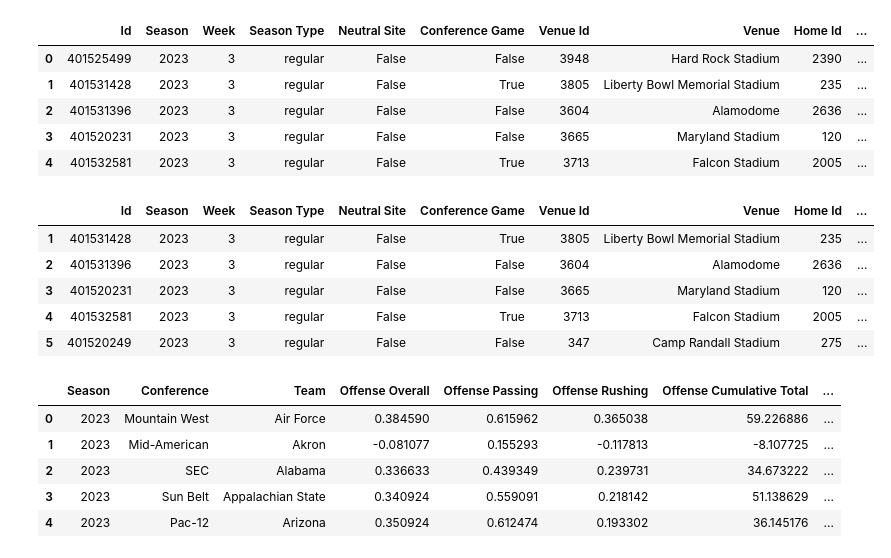
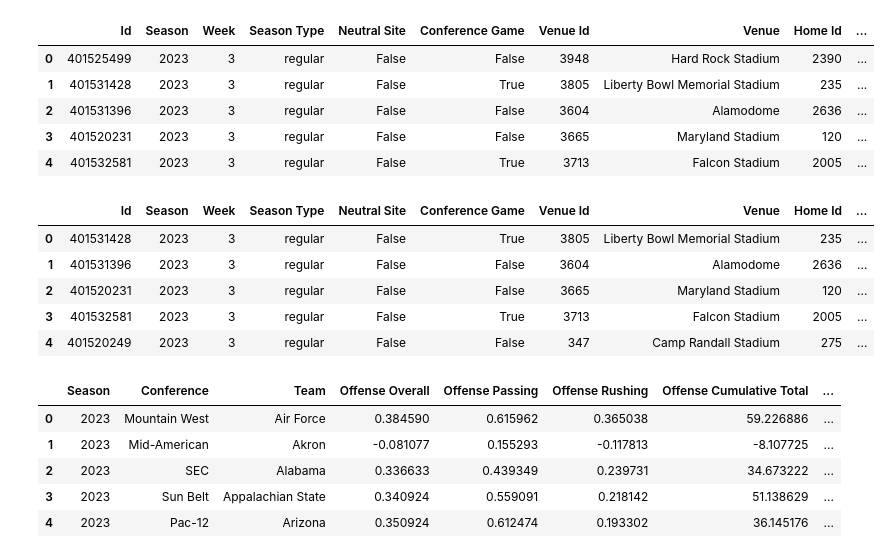
Before and after one commit to traskcon/CFB-Predictions, a Jupyter notebook: CFB-Predictions.ipynb, the cells around one changed output. Saved outputs shown, nothing was run; the diff lists cells and outputs as text; code cells hidden in the pictures.

```diff
--- a/CFB-Predictions.ipynb
+++ b/CFB-Predictions.ipynb
@@ -36,16 +36,16 @@ def elo_win_prob(home_elo, away_elo):
     s = 400 #Scaling factor
     return 1/(1+10**(-elo_diff/s))
 # %%
-week3.dropna(inplace=True)
+week3 = week3.dropna().reset_index(drop=True) #Apparently I'm running an old pandas version
 week3["Home Win Prob"] = elo_win_prob(week3["Home Pregame Elo"], week3["Away Pregame Elo"])
 week3.head()
 # %% [output]
 |  | Id | Season | Week | Season Type | Neutral Site | Conference Game | Venue Id | Venue | Home Id | ... |
-| 1 | 401531428 | 2023 | 3 | regular | False | True | 3805 | Liberty Bowl Memorial Stadium | 235 | ... |
-| 2 | 401531396 | 2023 | 3 | regular | False | False | 3604 | Alamodome | 2636 | ... |
-| 3 | 401520231 | 2023 | 3 | regular | False | False | 3665 | Maryland Stadium | 120 | ... |
-| 4 | 401532581 | 2023 | 3 | regular | False | True | 3713 | Falcon Stadium | 2005 | ... |
-| 5 | 401520249 | 2023 | 3 | regular | False | False | 347 | Camp Randall Stadium | 275 | ... |
+| 0 | 401531428 | 2023 | 3 | regular | False | True | 3805 | Liberty Bowl Memorial Stadium | 235 | ... |
+| 1 | 401531396 | 2023 | 3 | regular | False | False | 3604 | Alamodome | 2636 | ... |
+| 2 | 401520231 | 2023 | 3 | regular | False | False | 3665 | Maryland Stadium | 120 | ... |
+| 3 | 401532581 | 2023 | 3 | regular | False | True | 3713 | Falcon Stadium | 2005 | ... |
+| 4 | 401520249 | 2023 | 3 | regular | False | False | 347 | Camp Randall Stadium | 275 | ... |
 # %%
 team_epa = pd.read_csv("Team-EPA.csv")
 team_epa.head()
```
Also changed, not shown: parts of 4 cells of this notebook.
